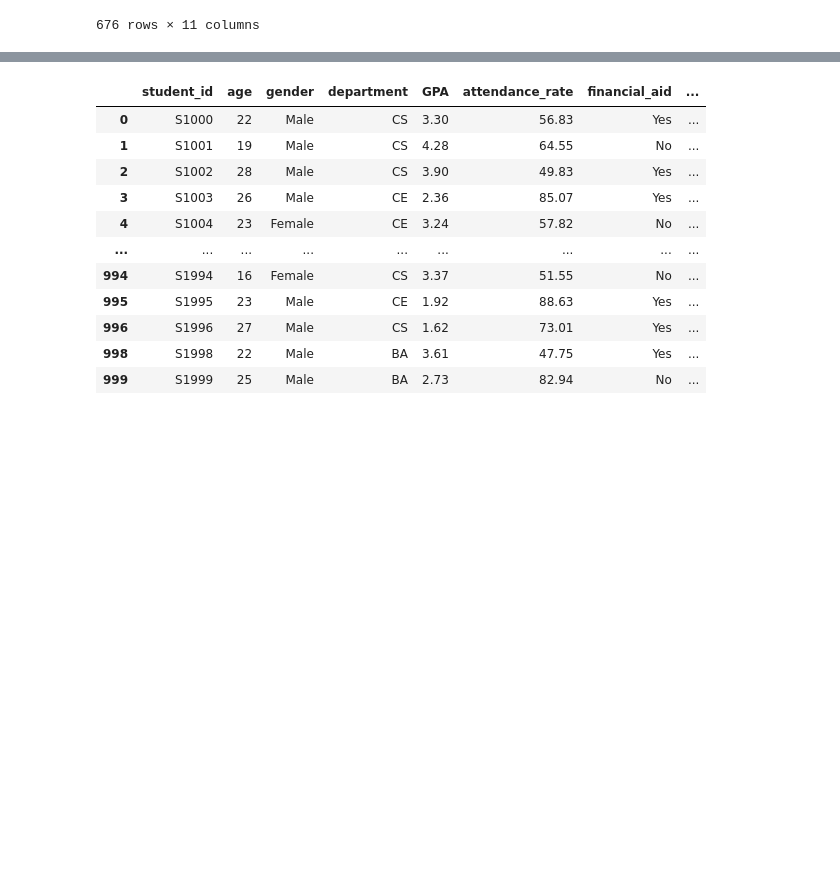
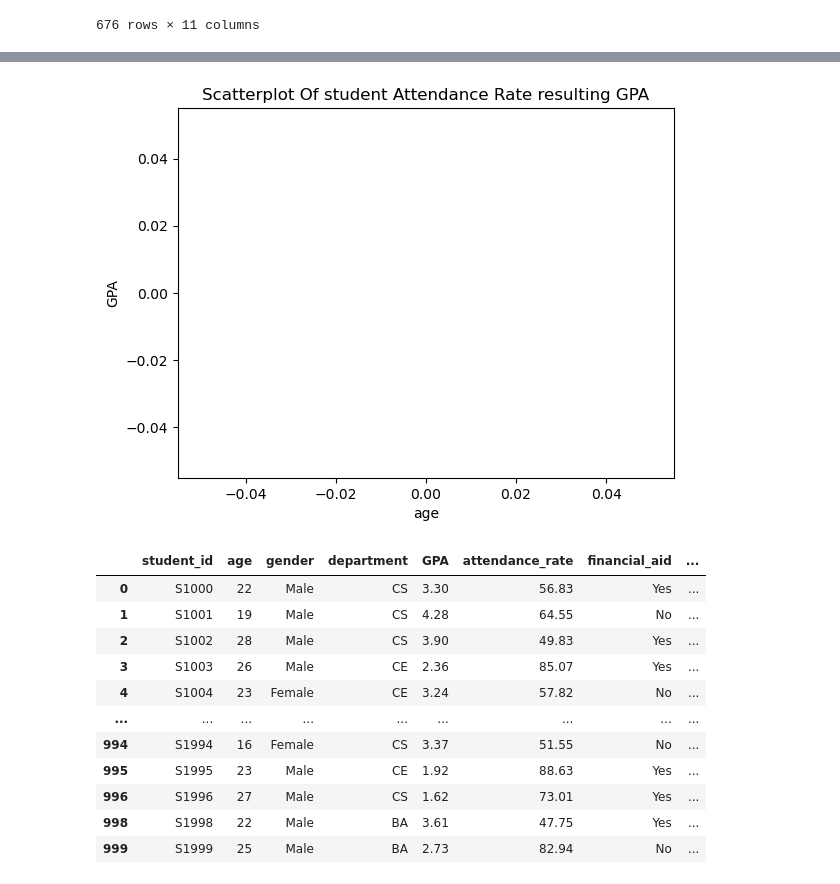
Before and after one commit to rosetech3/DATA-SCIENCE, a Jupyter notebook: DataScience-Assign.ipynb, the cells around one changed output, grey strips where cells are left out. Saved outputs shown, nothing was run; the diff lists cells and outputs as text; code cells hidden in the pictures; blank space fills up the shorter version.

```diff
--- a/DataScience-Assign.ipynb
+++ b/DataScience-Assign.ipynb
@@ -100,3 +182,14 @@ data
+# %%
+# USing student data_outliers
+df=pd.DataFrame(data)
+# plt.figure(figsize=(8, 6))
+plt.scatter(df['age'], df['GPA'], c=df['attendance_rate'].map({'age':'red', 'GPA':'green', 'attendance_rate':'blue'}))
+plt.xlabel('age')
+plt.ylabel('GPA')
+plt.title('Scatterplot Of student Attendance Rate resulting GPA')
+plt.show()
+# %% [output]
+[figure, added]
 # %%
 # To save Data on Csv
 data.to_csv('./update_student_assign-data.csv', index=False)
```
Also changed, not shown: parts of 22 cells of this notebook.
